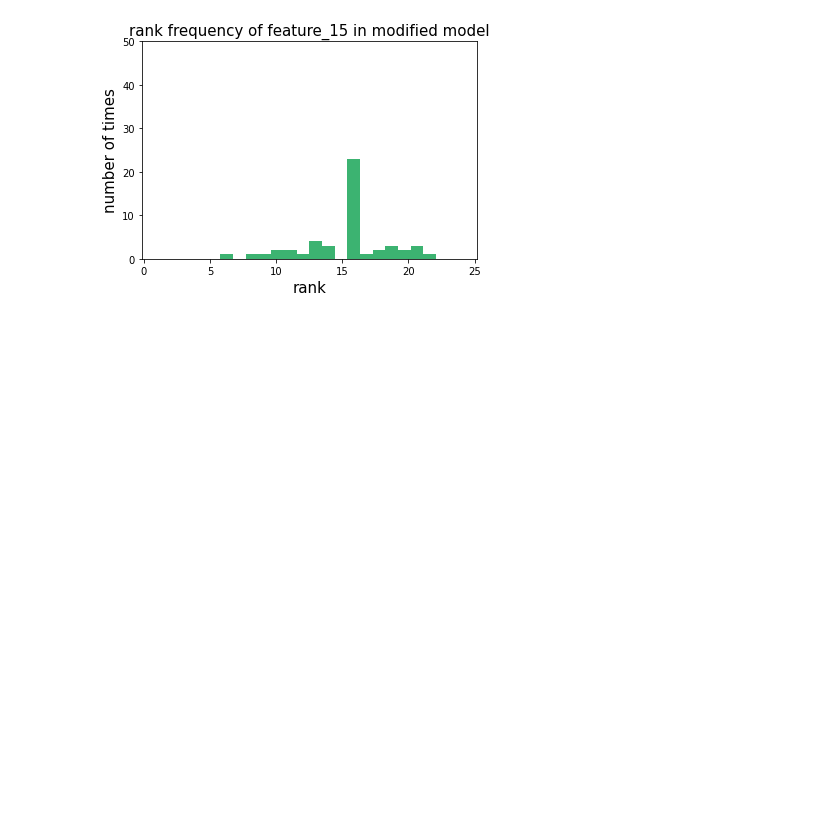
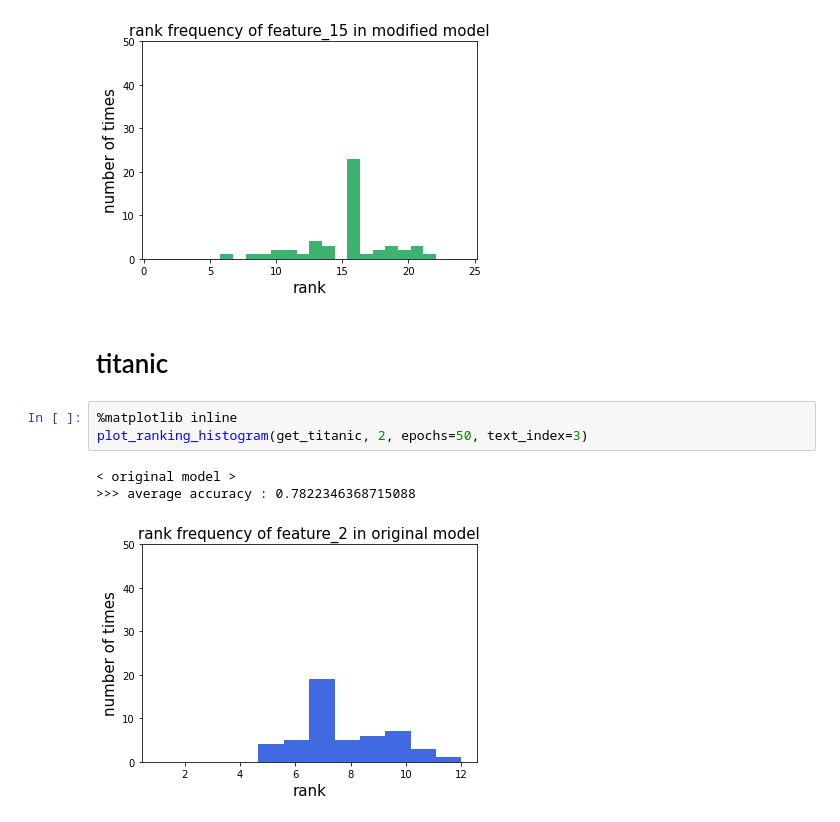
Before and after one commit to takehigu26/adv_exp, a Jupyter notebook: my_adv_exp/experiment_notebook.ipynb, the cells around one changed output. Cells and saved outputs as stored; diff of their text form; blank space fills up the shorter version.

Commit message:
titanic experiment added

```diff
--- a/my_adv_exp/experiment_notebook.ipynb
+++ b/my_adv_exp/experiment_notebook.ipynb
@@ -64,3 +64,12 @@ min_loss : tf.Tensor(3188.9202, shape=(), dtype=float32)
 min_loss : tf.Tensor(370.8126, shape=(), dtype=float32)
 >>> average accuracy : 0.7058999999999999
 [figure]
+# %% [markdown]
+# titanic
+# %%
+%matplotlib inline
+plot_ranking_histogram(get_titanic, 2, epochs=50, text_index=3)
+# %% [output]
+< original model >
+>>> average accuracy : 0.7822346368715088
+[figure, added]
```
Also changed, not shown: parts of 4 cells of this notebook, 6 other files.
